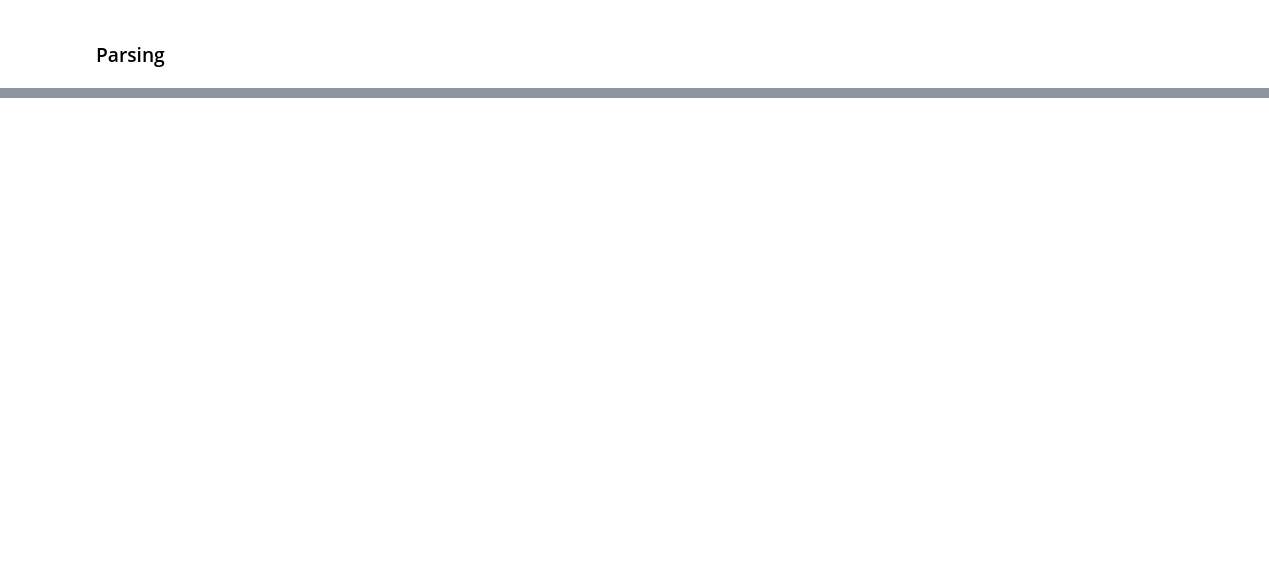
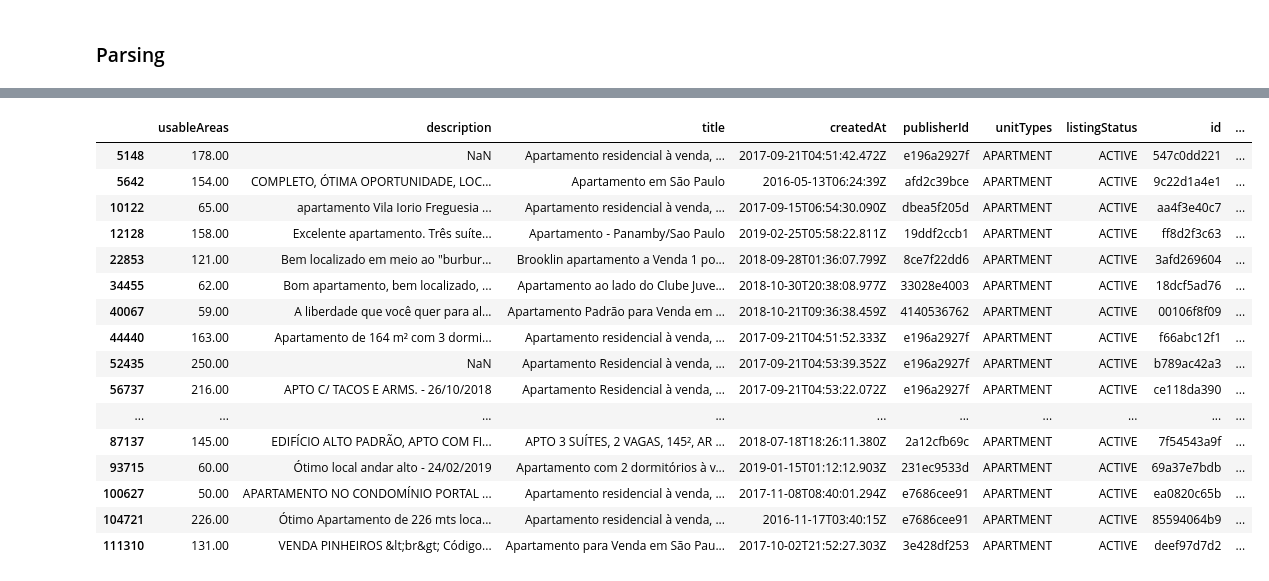
Before and after one commit to WillyHHsu/imoveis, a Jupyter notebook: exploratory.ipynb, the cells around one changed output, grey strips where cells are left out. Saved outputs shown, nothing was run; the diff lists cells and outputs as text; code cells hidden in the pictures; blank space fills up the shorter version.

```diff
--- a/exploratory.ipynb
+++ b/exploratory.ipynb
@@ -6,6 +6,9 @@ import seaborn as sns
 
 pd.set_option('display.max_columns', None)
 pd.set_option('display.float_format', lambda x: '%.3f' % x)
+pd.options.display.float_format = '{:,.2f}'.format
+
+seed=42
 # %% [markdown]
 ### Parsing
 # %%
@@ -53 +94,21 @@ y = dataset.pricingInfos_price
+# %%
+dataset[dataset['bathrooms']>10]
+# %% [output]
+|  | usableAreas | description | title | createdAt | publisherId | unitTypes | listingStatus | id | ... |
+| 5148 | 178.00 | NaN | Apartamento residencial à venda, ... | 2017-09-21T04:51:42.472Z | e196a2927f | APARTMENT | ACTIVE | 547c0dd221 | ... |
+| 5642 | 154.00 | COMPLETO, ÓTIMA OPORTUNIDADE, LOC... | Apartamento em São Paulo | 2016-05-13T06:24:39Z | afd2c39bce | APARTMENT | ACTIVE | 9c22d1a4e1 | ... |
+| 10122 | 65.00 | apartamento Vila Iorio Freguesia ... | Apartamento residencial à venda, ... | 2017-09-15T06:54:30.090Z | dbea5f205d | APARTMENT | ACTIVE | aa4f3e40c7 | ... |
+| 12128 | 158.00 | Excelente apartamento. Três suíte... | Apartamento - Panamby/Sao Paulo | 2019-02-25T05:58:22.811Z | 19ddf2ccb1 | APARTMENT | ACTIVE | ff8d2f3c63 | ... |
+| 22853 | 121.00 | Bem localizado em meio ao "burbur... | Brooklin apartamento a Venda 1 po... | 2018-09-28T01:36:07.799Z | 8ce7f22dd6 | APARTMENT | ACTIVE | 3afd269604 | ... |
+| 34455 | 62.00 | Bom apartamento, bem localizado, ... | Apartamento ao lado do Clube Juve... | 2018-10-30T20:38:08.977Z | 33028e4003 | APARTMENT | ACTIVE | 18dcf5ad76 | ... |
+| 40067 | 59.00 | A liberdade que você quer para al... | Apartamento Padrão para Venda em ... | 2018-10-21T09:36:38.459Z | 4140536762 | APARTMENT | ACTIVE | 00106f8f09 | ... |
+| 44440 | 163.00 | Apartamento de 164 m² com 3 dormi... | Apartamento residencial à venda, ... | 2017-09-21T04:51:52.333Z | e196a2927f | APARTMENT | ACTIVE | f66abc12f1 | ... |
+| 52435 | 250.00 | NaN | Apartamento Residencial à venda, ... | 2017-09-21T04:53:39.352Z | e196a2927f | APARTMENT | ACTIVE | b789ac42a3 | ... |
+| 56737 | 216.00 | APTO C/ TACOS E ARMS. - 26/10/2018 | Apartamento Residencial à venda, ... | 2017-09-21T04:53:22.072Z | e196a2927f | APARTMENT | ACTIVE | ce118da390 | ... |
+| ... | ... | ... | ... | ... | ... | ... | ... | ... | ... |
+| 87137 | 145.00 | EDIFÍCIO ALTO PADRÃO, APTO COM FI... | APTO 3 SUÍTES, 2 VAGAS, 145², AR ... | 2018-07-18T18:26:11.380Z | 2a12cfb69c | APARTMENT | ACTIVE | 7f54543a9f | ... |
+| 93715 | 60.00 | Ótimo local andar alto - 24/02/2019 | Apartamento com 2 dormitórios à v... | 2019-01-15T01:12:12.903Z | 231ec9533d | APARTMENT | ACTIVE | 69a37e7bdb | ... |
+| 100627 | 50.00 | APARTAMENTO NO CONDOMÍNIO PORTAL ... | Apartamento residencial à venda, ... | 2017-11-08T08:40:01.294Z | e7686cee91 | APARTMENT | ACTIVE | ea0820c65b | ... |
+| 104721 | 226.00 | Ótimo Apartamento de 226 mts loca... | Apartamento residencial à venda, ... | 2016-11-17T03:40:15Z | e7686cee91 | APARTMENT | ACTIVE | 85594064b9 | ... |
+| 111310 | 131.00 | VENDA PINHEIROS &lt;br&gt; Código... | Apartamento para Venda em São Pau... | 2017-10-02T21:52:27.303Z | 3e428df253 | APARTMENT | ACTIVE | deef97d7d2 | ... |
 # %%
```
Also changed, not shown: parts of 16 cells of this notebook.
